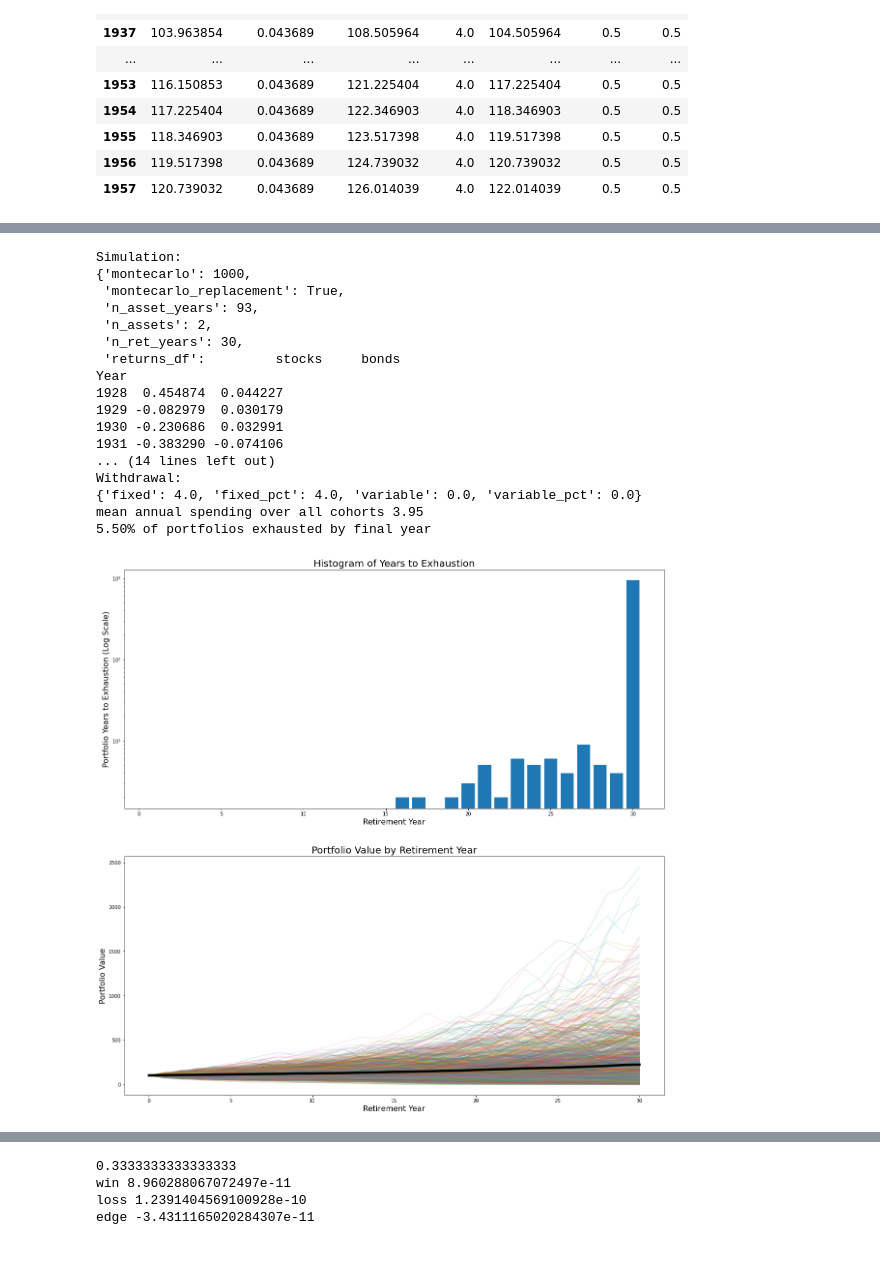
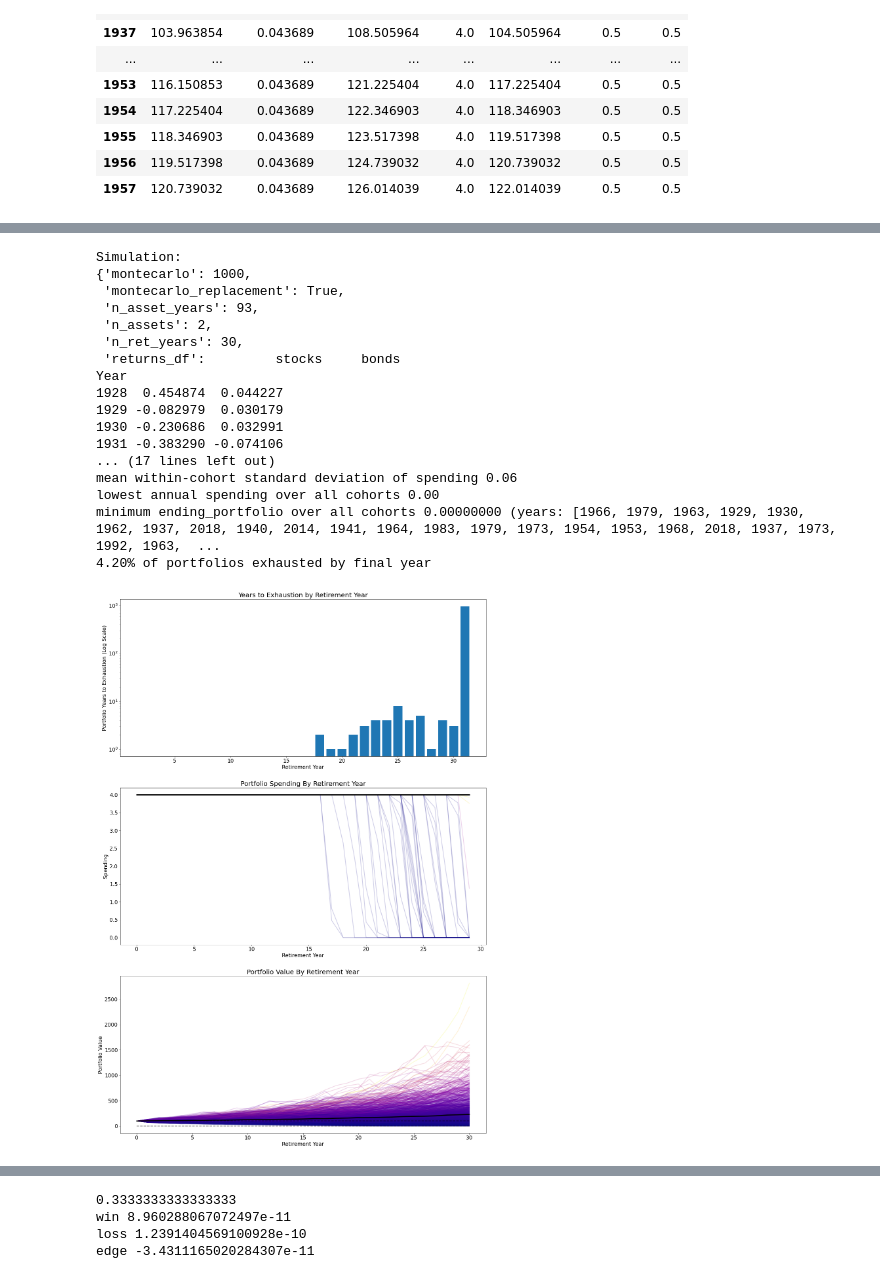
Before and after one commit to druce/swr, a Jupyter notebook: swr.ipynb, the cells around one changed output, grey strips where cells are left out. Saved outputs shown, nothing was run; the diff lists cells and outputs as text; code cells hidden in the pictures.

```diff
--- a/swr.ipynb
+++ b/swr.ipynb
@@ -299,44 +315,47 @@ mean annual spending over all cohorts 3.95
 VARIABLE = 0.0
 FIXED = 4.0
 N_RET_YEARS = 30
 NTRIALS = 1000
 
-s = SWRsimulation.SWRsimulationCE({
+s = SWRsimulationCE.SWRsimulationCE({
     'simulation': {'returns_df': real_return_df,
                    'montecarlo': NTRIALS,
                    'montecarlo_replacement': True,
                    'n_ret_years': N_RET_YEARS,
                   },
     'allocation': {'asset_weights': np.array([0.5, 0.5])}, # default is equal-weight
     'withdrawal': {'fixed_pct': FIXED,
                    'variable_pct': VARIABLE},
-    'evaluation': {'gamma': 1}, # no args, default = number of years to exhaustion
-    'analysis': {'histogram': True}
+    'evaluation': {'gamma': 1},
+    'visualization': {'histogram': True,
+                      'chart_1' : {'title': 'Years to Exhaustion by Retirement Year'},
+                      'chart_2' : {'title': 'Portfolio Spending By Retirement Year'},
+                      'chart_3' : {'title': 'Portfolio Value By Retirement Year'},
+                     }    # chart options etc.
 })
 
 print(s)
-
 s.simulate()
-s.analyze()  # chart of latest simulation
+s.visualize()  # chart of latest simulation
 # %% [output]
 Simulation:
 {'montecarlo': 1000,
  'montecarlo_replacement': True,
  'n_asset_years': 93,
  'n_assets': 2,
  'n_ret_years': 30,
  'returns_df':         stocks     bonds
 Year
 1928  0.454874  0.044227
 1929 -0.082979  0.030179
 1930 -0.230686  0.032991
 1931 -0.383290 -0.074106
-... (14 lines left out)
-Withdrawal:
-{'fixed': 4.0, 'fixed_pct': 4.0, 'variable': 0.0, 'variable_pct': 0.0}
-mean annual spending over all cohorts 3.95
-5.50% of portfolios exhausted by final year
+... (17 lines left out)
+mean within-cohort standard deviation of spending 0.06
+lowest annual spending over all cohorts 0.00
+minimum ending_portfolio over all cohorts 0.00000000 (years: [1966, 1979, 1963, 1929, 1930, 1962, 1937, 2018, 1940, 2014, 1941, 1964, 1983, 1979, 1973, 1954, 1953, 1968, 2018, 1937, 1973, 1992, 1963,  ...
+4.20% of portfolios exhausted by final year
-[figure, old version]
+[figure, new version]
 # %%
 FIXED_SPEND = 2
 VARIABLE_SPEND = 2
```
Also changed, not shown: parts of 11 cells of this notebook, 2 other files.
